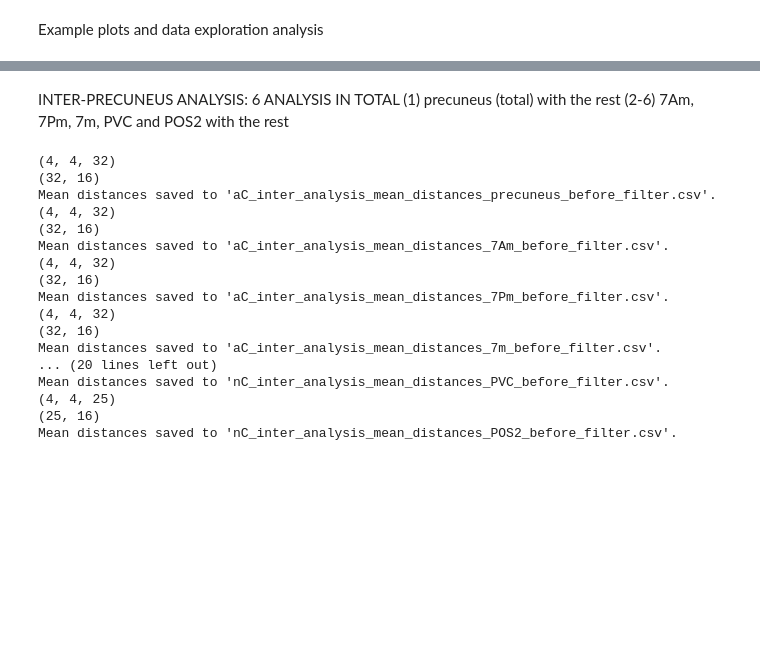
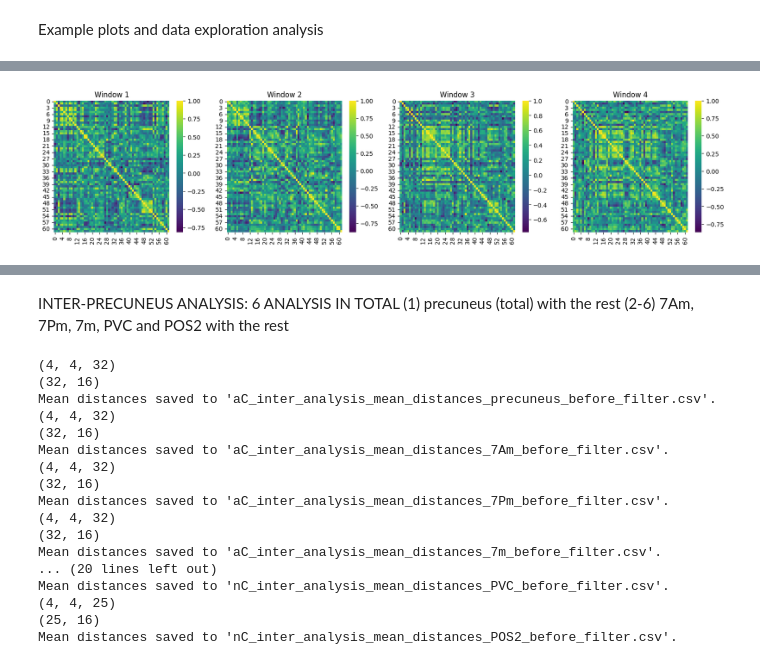
Before and after one commit to ifiriondo/2024_claudia_alzheimer, a Jupyter notebook: main.ipynb, the cells around one changed output, grey strips where cells are left out. Saved outputs shown, nothing was run; the diff lists cells and outputs as text; code cells hidden in the pictures; blank space fills up the shorter version.

```diff
--- a/main.ipynb
+++ b/main.ipynb
@@ -15,7 +15,7 @@ from functions import *
 # %%
 # Set the directory for the data
 results_dir = 'C:/Users/ifiri/Documents/PROYECTOS/2024_claudia_alzheimer/results'
-data_dir = 'C:/Users/ifiri/Documents/PROYECTOS/2024_claudia_alzheimer/precuneus_nets_before_filter'
+data_dir = 'C:/Users/ifiri/Documents/PROYECTOS/2024_claudia_alzheimer/precuneus_nets'
 # %%
 # Separate the data into 2 groups: (1) aC and (2) nC
 xl = pd.ExcelFile('sujetos_time_series_codes.xlsx')
@@ -38,6 +38,11 @@ ts_aC_data = ts_data[aC_index.index]
 ts_nC_data = ts_data[nC_index.index]
 # %% [markdown]
 Example plots and data exploration analysis
+# %%
+# Compute the correlation matrices
+delta = 66
+corr_matrices = split_into_windows_and_compute_correlation(ts_data, delta)
+structure_names = struc_names.to_list()
 # %%
 # Access a specific value
 subject_id = 'Subject001'
@@ -58,10 +67,12 @@ plt.show()
 # %%
 # Make a panel of figures with the correlation matrices for the first subject and all windows (33 windows) a grid of 6x6 figures
 
-fig, axs = plt.subplots(6, 6, figsize=(25, 25))
+fig, axs = plt.subplots(1, 4, figsize=(20, 4))
 for i, ax in enumerate(axs.flatten()):
     sns.heatmap(corr_matrices[:, :, 0, i], cmap='viridis', ax=ax)
     ax.set_title(f'Window {i+1}')
+# %% [output]
+[figure, added]
 # %%
 # Access a specific structure
 structure = 'atlas.Precuneous'
```
Also changed, not shown: parts of 8 cells of this notebook, 32 other files.
